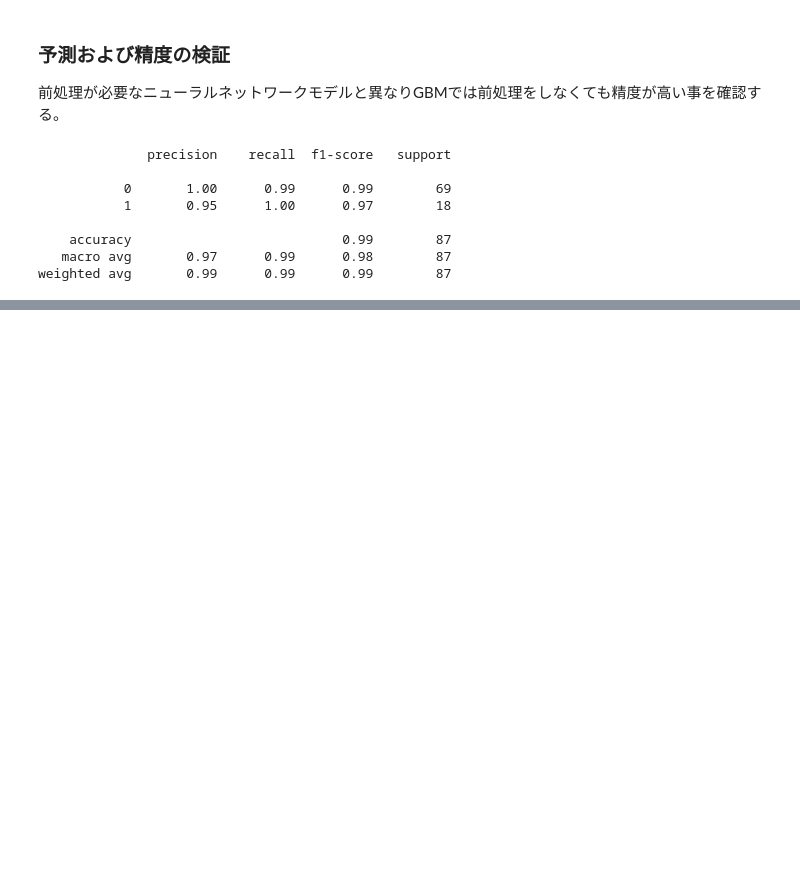
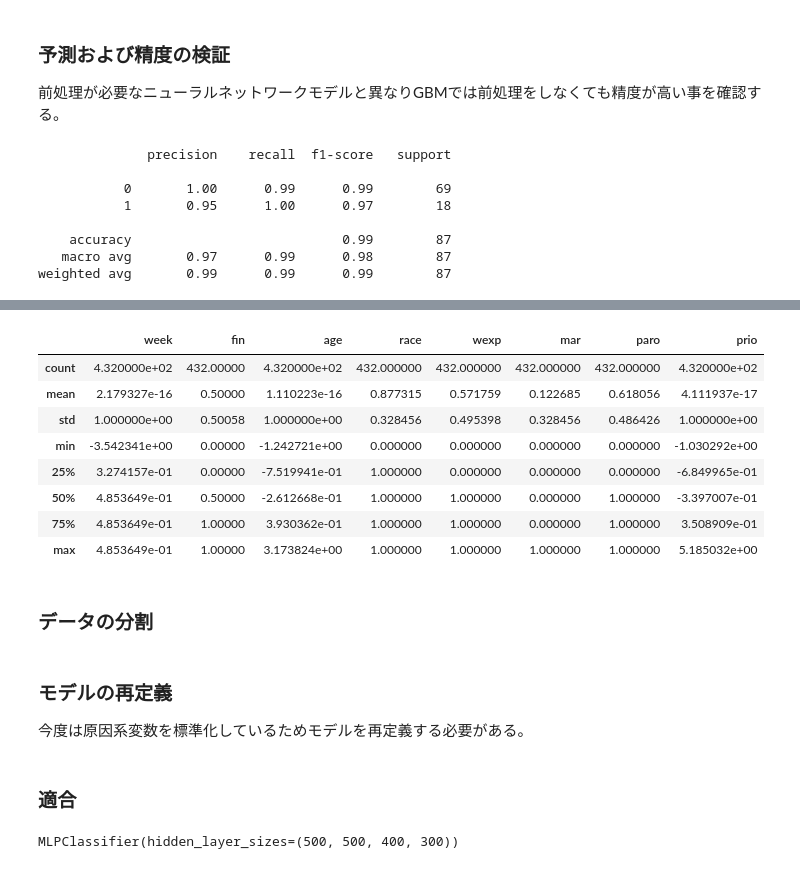
Before and after one commit to NTanaka1994/DataAnalysis, a Jupyter notebook: 説明性の観点/XDNN.ipynb, the cells around one changed output, grey strips where cells are left out. Cells and saved outputs as stored; diff of their text form; code cells hidden in the pictures; blank space fills up the shorter version.

```diff
--- a/説明性の観点/XDNN.ipynb
+++ b/説明性の観点/XDNN.ipynb
@@ -181,0 +187,20 @@ Diverse Counterfactual set (new outcome: 1.0)
+# %%
+tx = x.copy()
+for col in x.columns:
+    if col == "week" or col == "age" or col == "prio":
+        tx[col] = (x[col] - x[col].mean()) / x[col].std()
+    else:
+        tx[col] = x[col]
+tx.describe()
+# %% [output]
+|  | week | fin | age | race | wexp | mar | paro | prio |
+| count | 4.320000e+02 | 432.00000 | 4.320000e+02 | 432.000000 | 432.000000 | 432.000000 | 432.000000 | 4.320000e+02 |
+| mean | 2.179327e-16 | 0.50000 | 1.110223e-16 | 0.877315 | 0.571759 | 0.122685 | 0.618056 | 4.111937e-17 |
+| std | 1.000000e+00 | 0.50058 | 1.000000e+00 | 0.328456 | 0.495398 | 0.328456 | 0.486426 | 1.000000e+00 |
+| min | -3.542341e+00 | 0.00000 | -1.242721e+00 | 0.000000 | 0.000000 | 0.000000 | 0.000000 | -1.030292e+00 |
+| 25% | 3.274157e-01 | 0.00000 | -7.519941e-01 | 1.000000 | 0.000000 | 0.000000 | 0.000000 | -6.849965e-01 |
+| 50% | 4.853649e-01 | 0.50000 | -2.612668e-01 | 1.000000 | 1.000000 | 0.000000 | 1.000000 | -3.397007e-01 |
+| 75% | 4.853649e-01 | 1.00000 | 3.930362e-01 | 1.000000 | 1.000000 | 0.000000 | 1.000000 | 3.508909e-01 |
+| max | 4.853649e-01 | 1.00000 | 3.173824e+00 | 1.000000 | 1.000000 | 1.000000 | 1.000000 | 5.185032e+00 |
+# %% [markdown]
+### データの分割
@@ -181,0 +209,3 @@ Diverse Counterfactual set (new outcome: 1.0)
+# %% [markdown]
+### モデルの再定義
+今度は原因系変数を標準化しているためモデルを再定義する必要がある。
@@ -181,0 +214,6 @@ Diverse Counterfactual set (new outcome: 1.0)
+# %% [markdown]
+### 適合
+# %%
+model.fit(x_train, y_train)
+# %% [output]
+MLPClassifier(hidden_layer_sizes=(500, 500, 400, 300))
```
Also changed, not shown: parts of 24 cells of this notebook.
